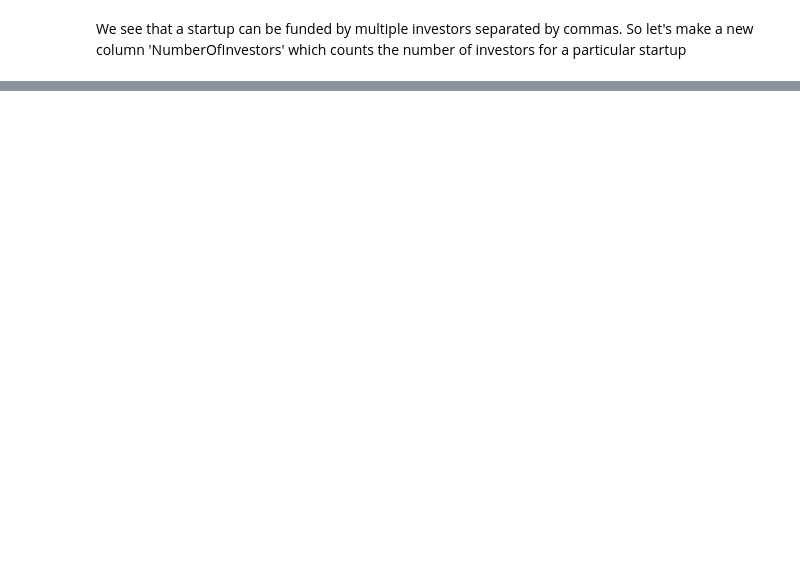
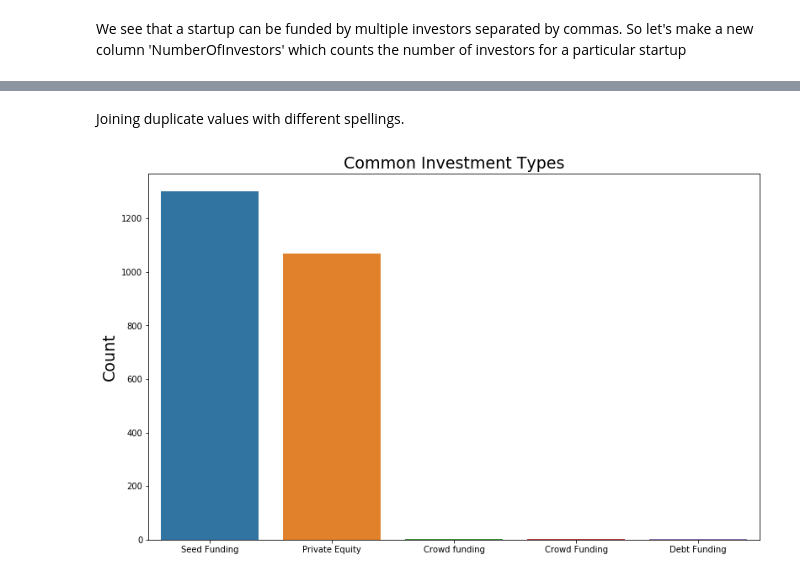
Before and after one commit to kunal-gohrani/Indian-Startup-Ecosystem-Analysis, a Jupyter notebook: Indian-Startup-Ecosystem-Analysis.ipynb, the cells around one changed output, grey strips where cells are left out. Saved outputs shown, nothing was run; the diff lists cells and outputs as text; code cells hidden in the pictures; blank space fills up the shorter version.

```diff
--- a/Indian-Startup-Ecosystem-Analysis.ipynb
+++ b/Indian-Startup-Ecosystem-Analysis.ipynb
@@ -686,0 +746,14 @@ data
+# %% [markdown]
+Joining duplicate values with different spellings.
+# %%
+data['InvestmentType'].replace('SeedFunding','Seed Funding',inplace=True)
+data['InvestmentType'].replace('PrivateEquity','Private Equity',inplace=True)
+# %%
+graph_data=data['InvestmentType'].value_counts()
+plt.figure(figsize=(13,8))
+plt.ylabel('Count',fontsize=19)
+plt.title('Common Investment Types',fontsize=19)
+sns.barplot(graph_data.index,graph_data.values)
+plt.savefig('CommonInvestmentTypes.png',dpi=300)
+# %% [output]
+[figure, added]
```
Also changed, not shown: parts of 25 cells of this notebook.
